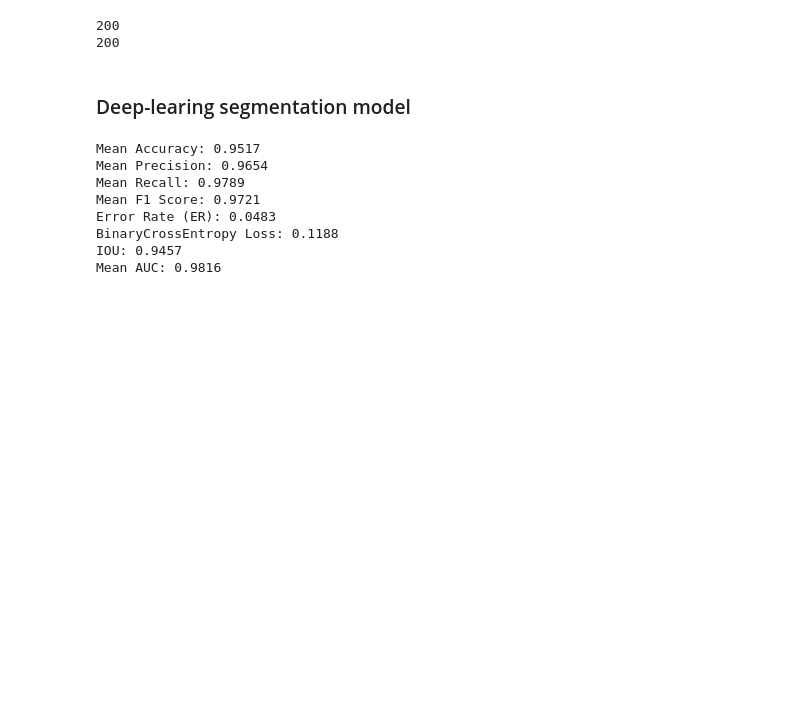
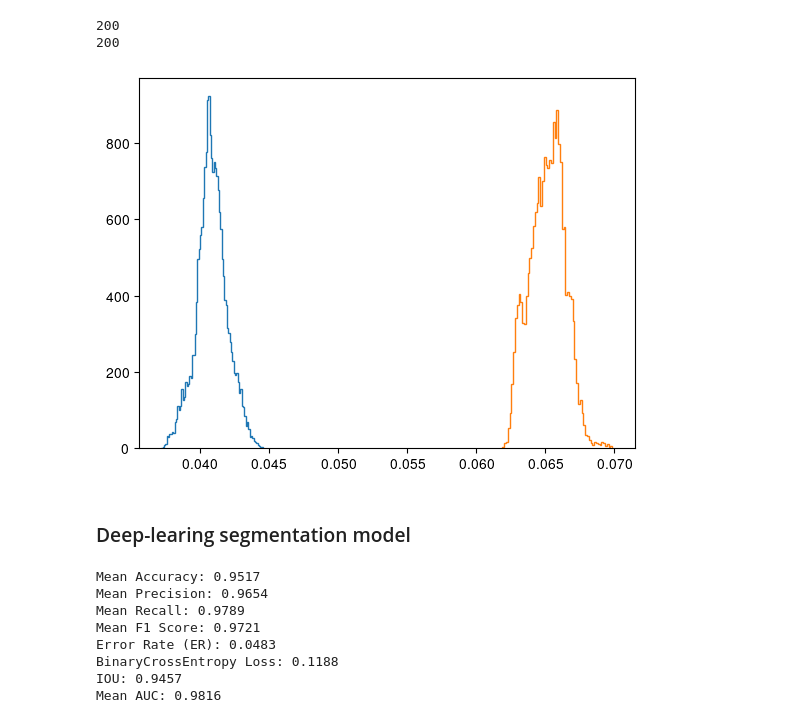
Before and after one commit to ASKabalan/-infrared-cloud-detection-, a Jupyter notebook: notebooks/otsu_comparison.ipynb, the cells around one changed output. Drawn from its saved outputs; the diff is of its cells as text; code cells hidden in the pictures; blank space fills up the shorter version.

```diff
--- a/notebooks/otsu_comparison.ipynb
+++ b/notebooks/otsu_comparison.ipynb
@@ -89,6 +85,16 @@ for i in range(0, len(val_fits)):
     t = threshold_otsu(raw_image)
     otsu_image = raw_image > t
     otsu_preds.append(otsu_image)
+# %%
+raw_image = val_fits[0][0]
+raw_image2 = val_fits[100][0]
+# %%
+plt.figure()
+plt.hist(raw_image.flatten()-np.mean(), bins='auto', histtype='step')
+plt.hist(raw_image2.flatten(), bins='auto', histtype='step')
+plt.show()
+# %% [output]
+[figure, added]
 # %%
 val_fits_np = np.array(val_fits)
 flattened_arr = val_fits_np.reshape((200, 3, -1))
```
Also changed, not shown: parts of 2 cells of this notebook.
